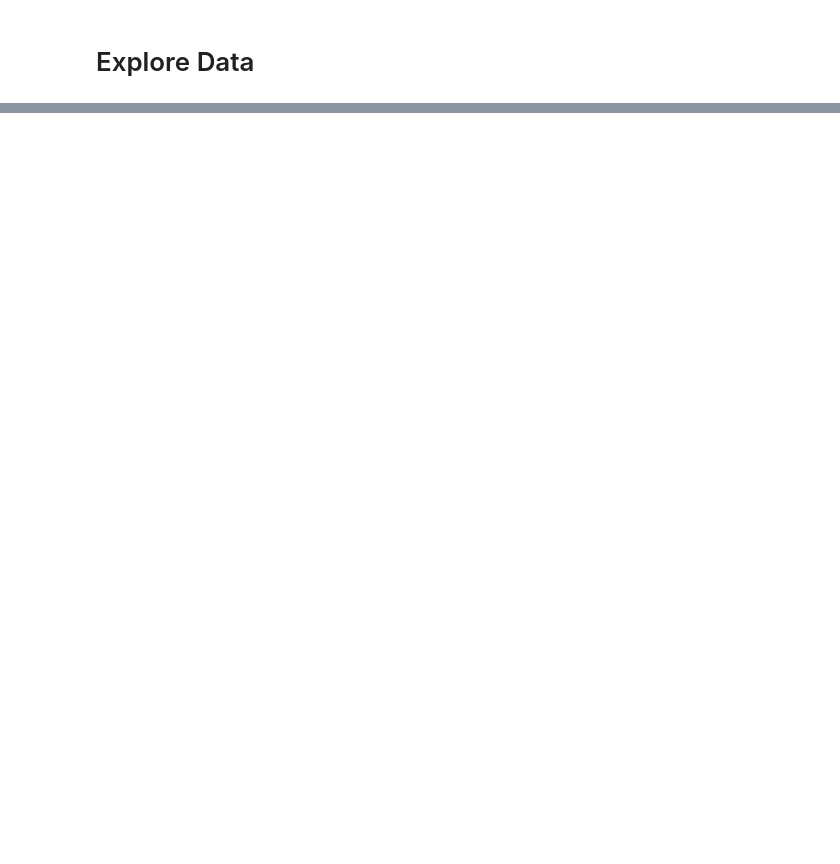
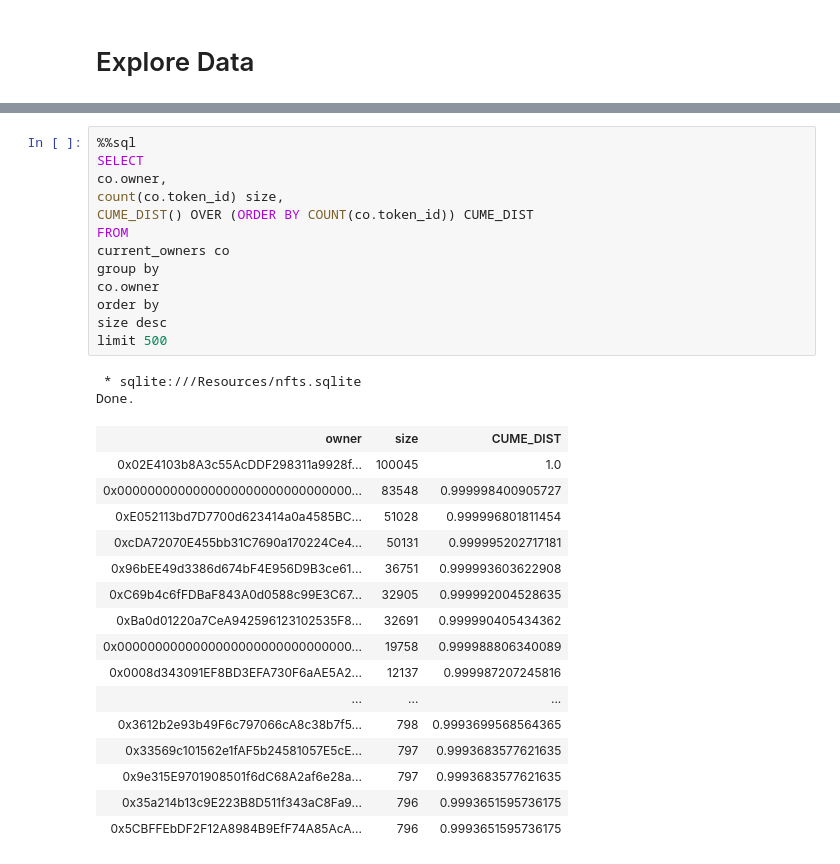
Before and after one commit to chkCreate/Ethereum_NFT, a Jupyter notebook: Data_Wrangle_SQL.ipynb, the cells around one changed output, grey strips where cells are left out. Cells and saved outputs as stored; diff of their text form; blank space fills up the shorter version.

```diff
--- a/Data_Wrangle_SQL.ipynb
+++ b/Data_Wrangle_SQL.ipynb
@@ -48,0 +75,32 @@ Done.
+# %%
+%%sql
+SELECT
+co.owner,
+count(co.token_id) size,
+CUME_DIST() OVER (ORDER BY COUNT(co.token_id)) CUME_DIST
+FROM
+current_owners co
+group by
+co.owner
+order by
+size desc
+limit 500
+# %% [output]
+ * sqlite:///Resources/nfts.sqlite
+Done.
+| owner | size | CUME_DIST |
+| 0x02E4103b8A3c55AcDDF298311a9928f... | 100045 | 1.0 |
+| 0x0000000000000000000000000000000... | 83548 | 0.999998400905727 |
+| 0xE052113bd7D7700d623414a0a4585BC... | 51028 | 0.999996801811454 |
+| 0xcDA72070E455bb31C7690a170224Ce4... | 50131 | 0.999995202717181 |
+| 0x96bEE49d3386d674bF4E956D9B3ce61... | 36751 | 0.999993603622908 |
+| 0xC69b4c6fFDBaF843A0d0588c99E3C67... | 32905 | 0.999992004528635 |
+| 0xBa0d01220a7CeA942596123102535F8... | 32691 | 0.999990405434362 |
+| 0x0000000000000000000000000000000... | 19758 | 0.999988806340089 |
+| 0x0008d343091EF8BD3EFA730F6aAE5A2... | 12137 | 0.999987207245816 |
+| ... | ... | ... |
+| 0x3612b2e93b49F6c797066cA8c38b7f5... | 798 | 0.9993699568564365 |
+| 0x33569c101562e1fAF5b24581057E5cE... | 797 | 0.9993683577621635 |
+| 0x9e315E9701908501f6dC68A2af6e28a... | 797 | 0.9993683577621635 |
+| 0x35a214b13c9E223B8D511f343aC8Fa9... | 796 | 0.9993651595736175 |
+| 0x5CBFFEbDF2F12A8984B9EfF74A85AcA... | 796 | 0.9993651595736175 |
```
Also changed, not shown: parts of 10 cells of this notebook, 1 other file.
